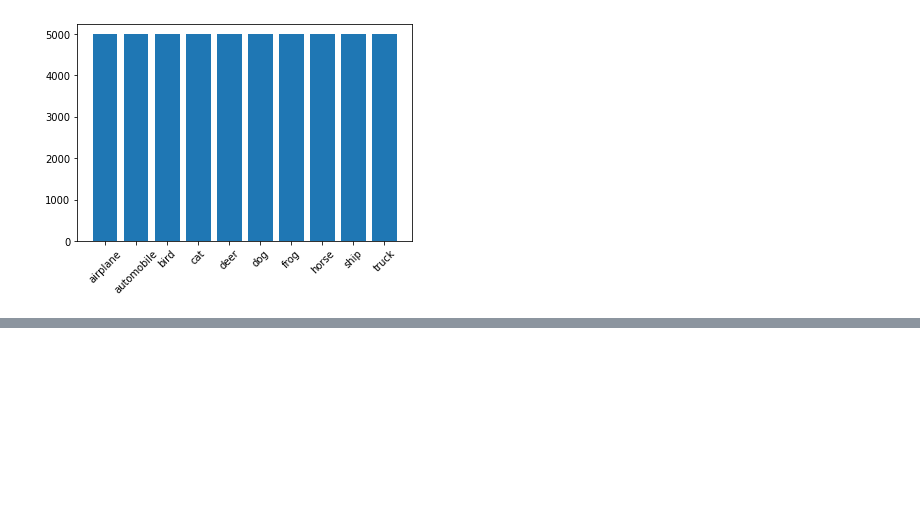
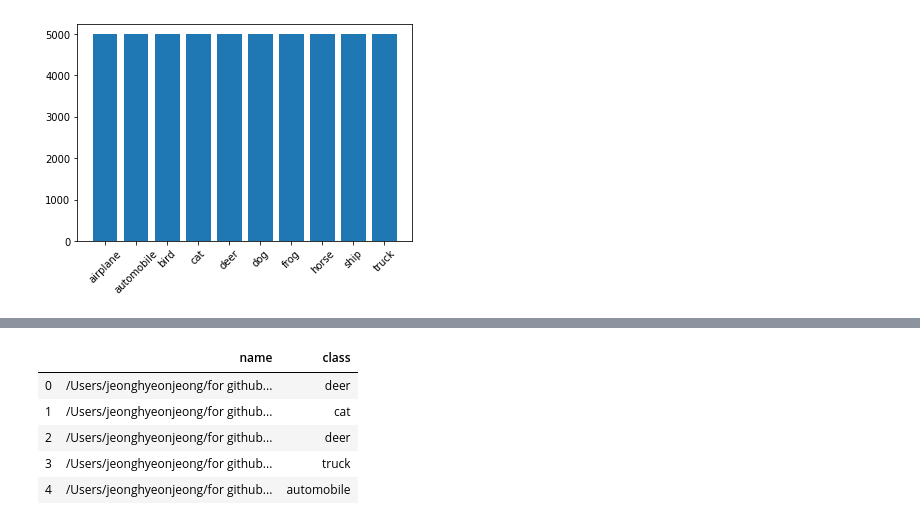
Before and after one commit to Gracechung-sw/AI, a Jupyter notebook: 3. 이미지 분석으로 배우는 tensorflow 2.0 와 Pytorch/6. flow_from_dataframe - dataframe 만들기.ipynb, the cells around one changed output, grey strips where cells are left out. Drawn from its saved outputs; the diff is of its cells as text; code cells hidden in the pictures; blank space fills up the shorter version.

```diff
--- a/3. 이미지 분석으로 배우는 tensorflow 2.0 와 Pytorch/6. flow_from_dataframe - dataframe 만들기.ipynb
+++ b/3. 이미지 분석으로 배우는 tensorflow 2.0 와 Pytorch/6. flow_from_dataframe - dataframe 만들기.ipynb
@@ -146,0 +202,13 @@ plt.xticks(rotation = 45)#x축 이름 45도 돌려주는 것.
+# %%
+ #labels들 #이렇게 train_paths와 label가 사용된다.
+train_data = {'name' : train_paths, 'class' : class_names}
+# %%
+train_df = pd.DataFrame(train_data) #이렇게 데이테프레임 만들기 성공!
+train_df.head()
+# %% [output]
+|  | name | class |
+| 0 | /Users/jeonghyeonjeong/for github... | deer |
+| 1 | /Users/jeonghyeonjeong/for github... | cat |
+| 2 | /Users/jeonghyeonjeong/for github... | deer |
+| 3 | /Users/jeonghyeonjeong/for github... | truck |
+| 4 | /Users/jeonghyeonjeong/for github... | automobile |
```
Also changed, not shown: parts of 16 cells of this notebook.
